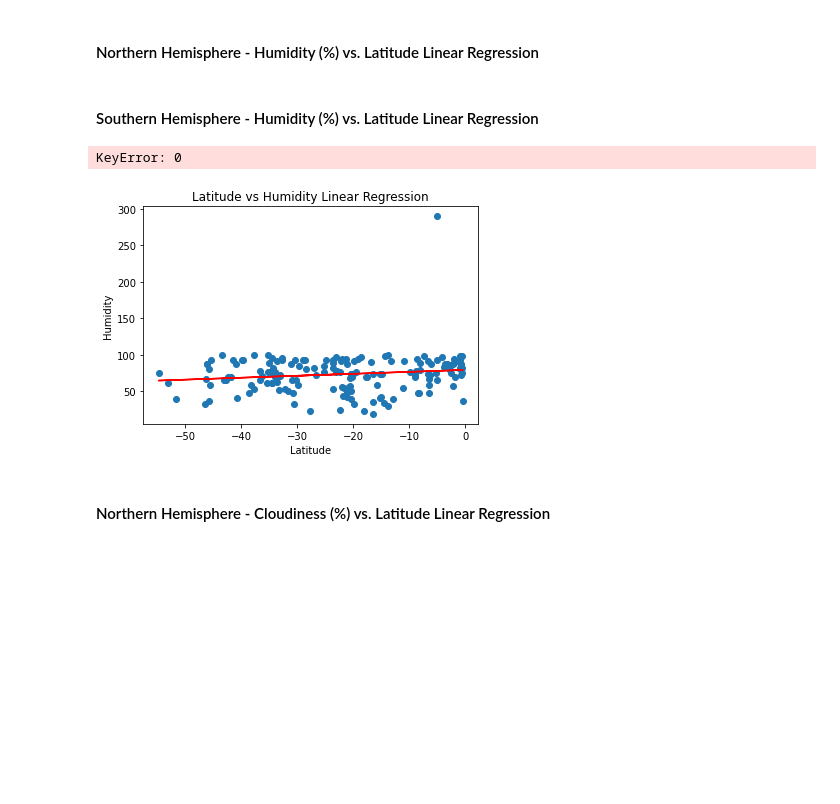
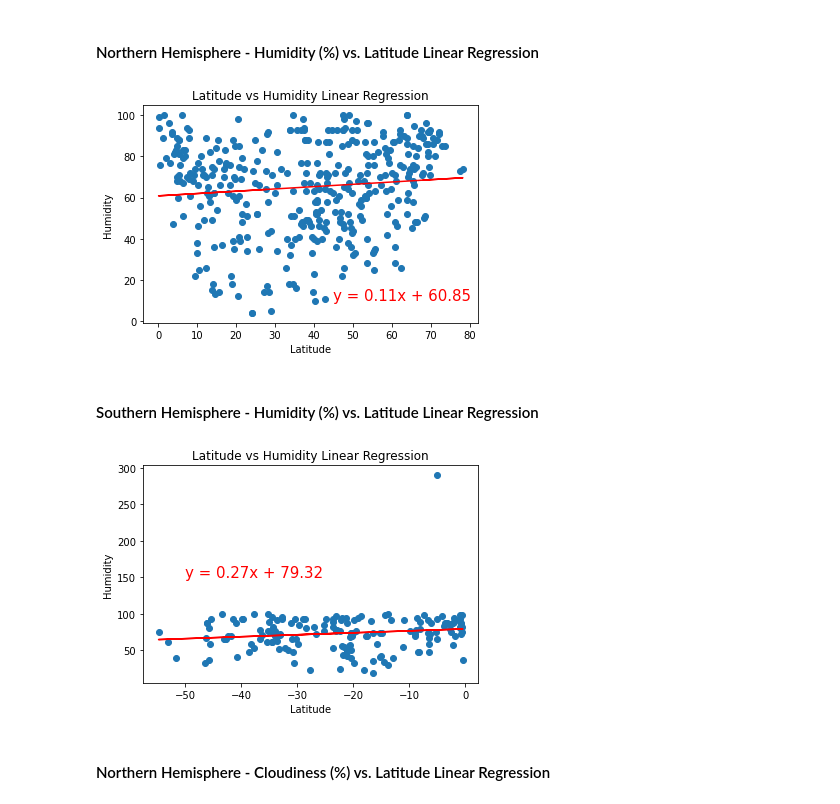
Before and after one commit to Casio04/python-api-challenge, a Jupyter notebook: Weather_API_Homework.ipynb, the cells around one changed output. Saved outputs shown, nothing was run; the diff lists cells and outputs as text; code cells hidden in the pictures; blank space fills up the shorter version.

```diff
--- a/Weather_API_Homework.ipynb
+++ b/Weather_API_Homework.ipynb
@@ -261,0 +259,3 @@ southern.head()
+# %%
+northern = northern.reset_index(drop=True)
+northern.head()
@@ -275,14 +291,15 @@ KeyError: 0
 # %% [markdown]
 ####  Northern Hemisphere - Humidity (%) vs. Latitude Linear Regression
 # %%
-linear_reg(northern,"Humidity")
+linear_reg(northern,"Humidity",45,10)
+# %% [output]
+[figure, added]
 # %% [markdown]
 ####  Southern Hemisphere - Humidity (%) vs. Latitude Linear Regression
 # %%
-linear_reg(southern,"Humidity")
+linear_reg(southern,"Humidity",-50,150)
 # %% [output]
-KeyError: 0
-[figure, old version]
+[figure, new version]
 # %% [markdown]
 ####  Northern Hemisphere - Cloudiness (%) vs. Latitude Linear Regression
 # %%
```
Also changed, not shown: parts of 15 cells of this notebook, 18 other files.
